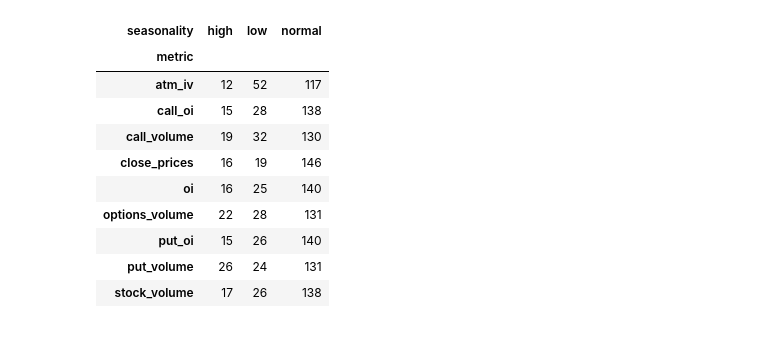
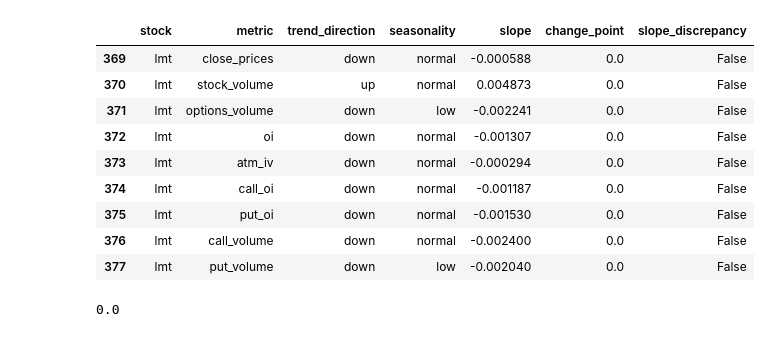
Before and after one commit to jach8/stock_watcher, a Jupyter notebook: models/trends/cd3.ipynb, the cells around one changed output. Cells and saved outputs as stored; diff of their text form; code cells hidden in the pictures.

```diff
--- a/models/trends/cd3.ipynb
+++ b/models/trends/cd3.ipynb
@@ -260,14 +198,17 @@ df[df.stock == 'nvda']
-# %%
-df.groupby(['metric', 'seasonality']).size().unstack(fill_value=0)
-# %% [output]
-| seasonality | high | low | normal |
-| metric |  |  |  |
-| atm_iv | 12 | 52 | 117 |
-| call_oi | 15 | 28 | 138 |
-| call_volume | 19 | 32 | 130 |
-| close_prices | 16 | 19 | 146 |
-| oi | 16 | 25 | 140 |
-| options_volume | 22 | 28 | 131 |
-| put_oi | 15 | 26 | 140 |
-| put_volume | 26 | 24 | 131 |
-| stock_volume | 17 | 26 | 138 |
+# %%
+df[df.stock == stock]
+# %% [output]
+|  | stock | metric | trend_direction | seasonality | slope | change_point | slope_discrepancy |
+| 369 | lmt | close_prices | down | normal | -0.000588 | 0.0 | False |
+| 370 | lmt | stock_volume | up | normal | 0.004873 | 0.0 | False |
+| 371 | lmt | options_volume | down | low | -0.002241 | 0.0 | False |
+| 372 | lmt | oi | down | normal | -0.001307 | 0.0 | False |
+| 373 | lmt | atm_iv | down | normal | -0.000294 | 0.0 | False |
+| 374 | lmt | call_oi | down | normal | -0.001187 | 0.0 | False |
+| 375 | lmt | put_oi | down | normal | -0.001530 | 0.0 | False |
+| 376 | lmt | call_volume | down | normal | -0.002400 | 0.0 | False |
+| 377 | lmt | put_volume | down | low | -0.002040 | 0.0 | False |
+# %%
+result['S_T'].quantile(.95)
+# %% [output]
+0.0
```
Also changed, not shown: parts of 16 cells of this notebook, 10 other files.
